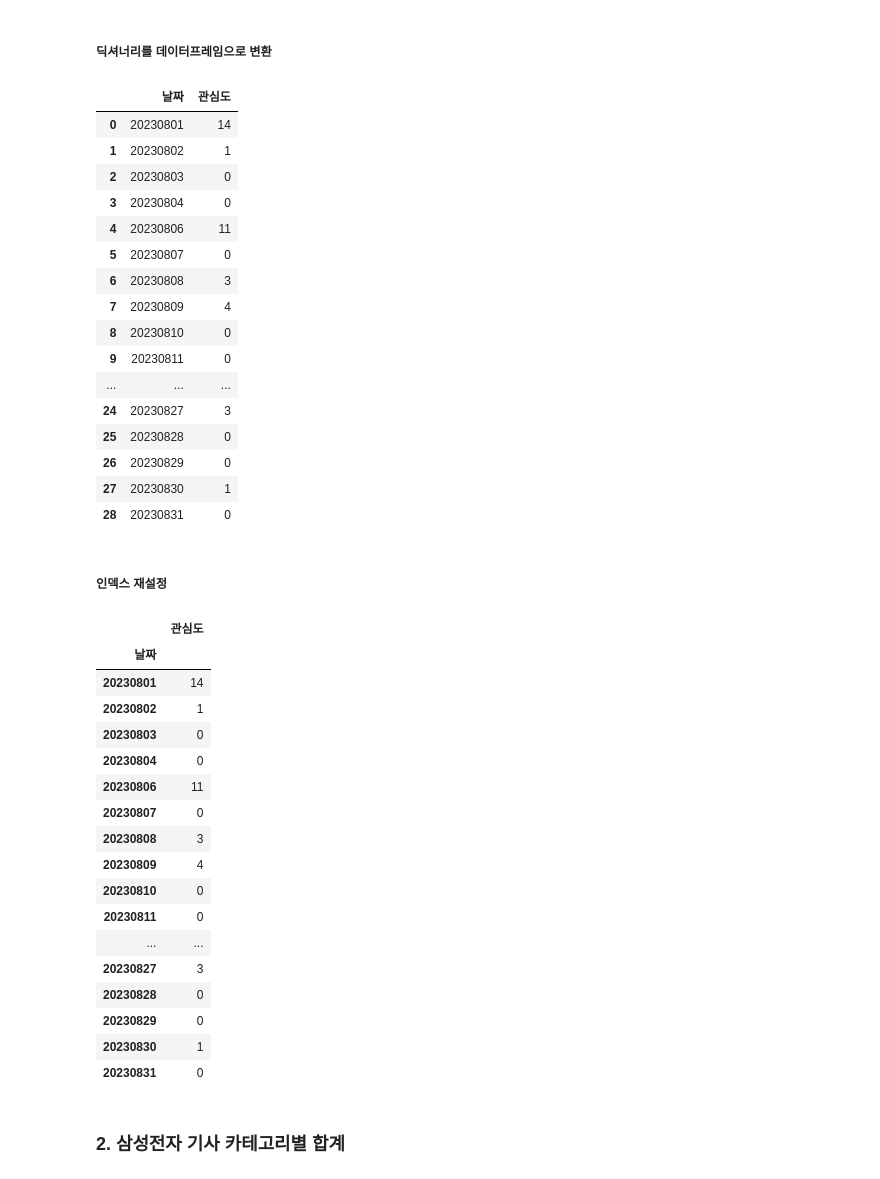
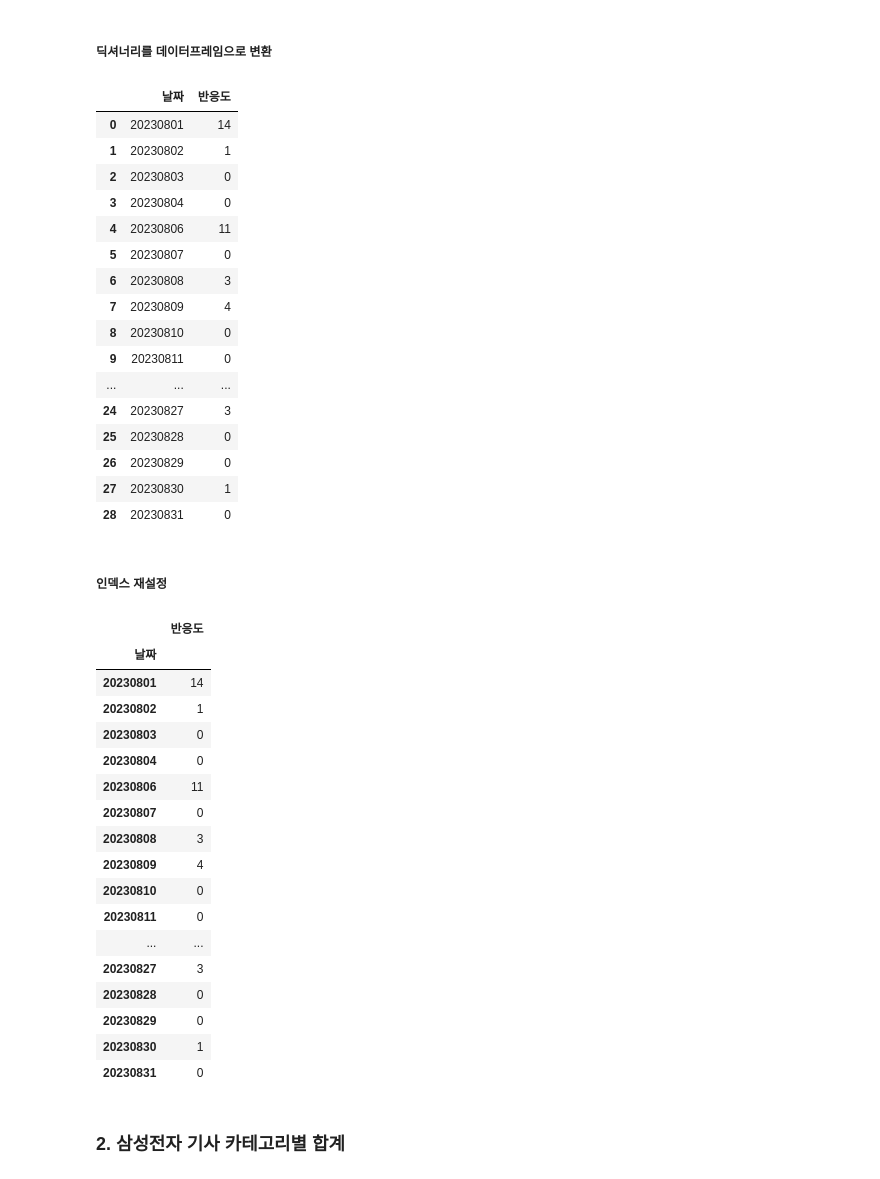
Before and after one commit to heedahan1619/Samsung_Electronics_project, a Jupyter notebook: samsung_electronics.ipynb, the cells around one changed output. Saved outputs shown, nothing was run; the diff lists cells and outputs as text; code cells hidden in the pictures.

```diff
--- a/samsung_electronics.ipynb
+++ b/samsung_electronics.ipynb
@@ -367,10 +367,10 @@ reactions
 # %% [markdown]
 ##### 딕셔너리를 데이터프레임으로 변환
 # %%
-df_reaction = pd.DataFrame(list(reactions.items()), columns=["날짜", "관심도"])
+df_reaction = pd.DataFrame(list(reactions.items()), columns=["날짜", "반응도"])
 df_reaction
 # %% [output]
-|  | 날짜 | 관심도 |
+|  | 날짜 | 반응도 |
 | 0 | 20230801 | 14 |
 | 1 | 20230802 | 1 |
 | 2 | 20230803 | 0 |
@@ -393,7 +393,7 @@ df_reaction
 df_reaction.set_index("날짜", inplace=True)
 df_reaction
 # %% [output]
-|  | 관심도 |
+|  | 반응도 |
 | 날짜 |  |
 | 20230801 | 14 |
 | 20230802 | 1 |
```
Also changed, not shown: parts of 37 cells of this notebook.
